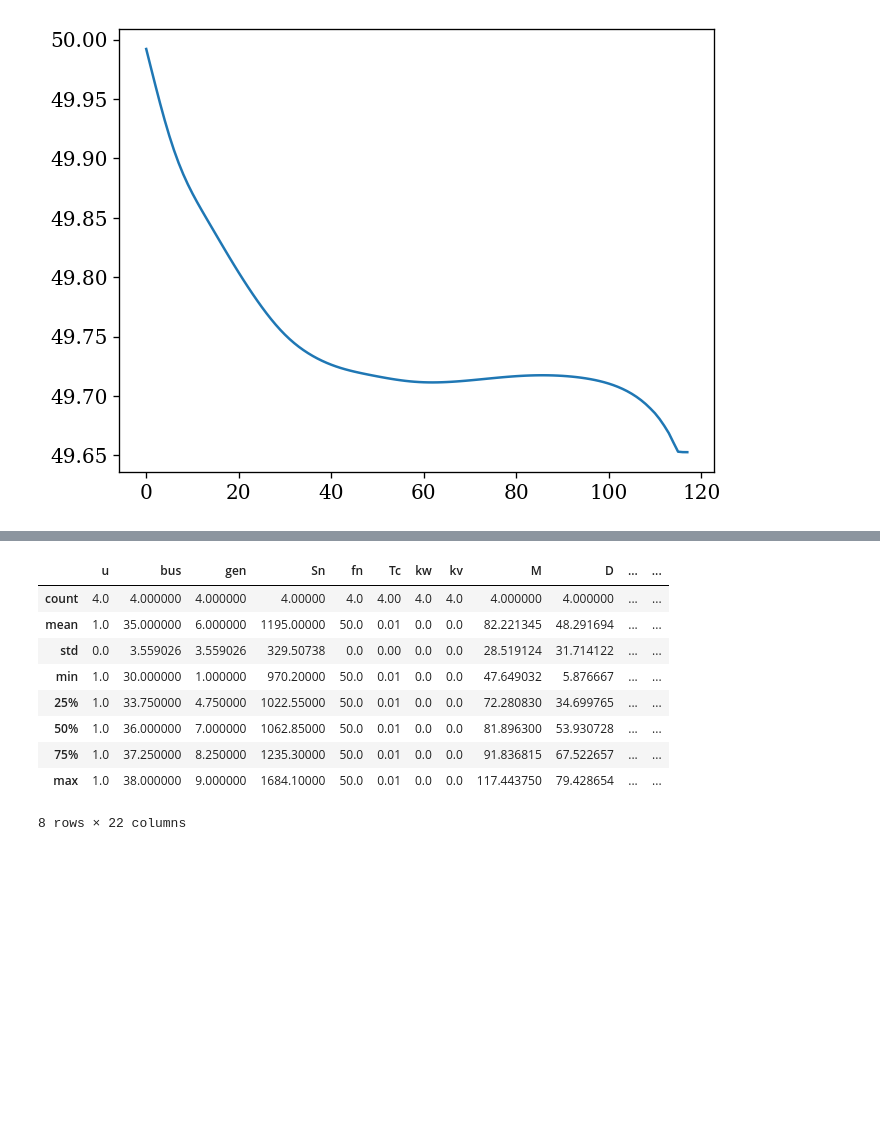
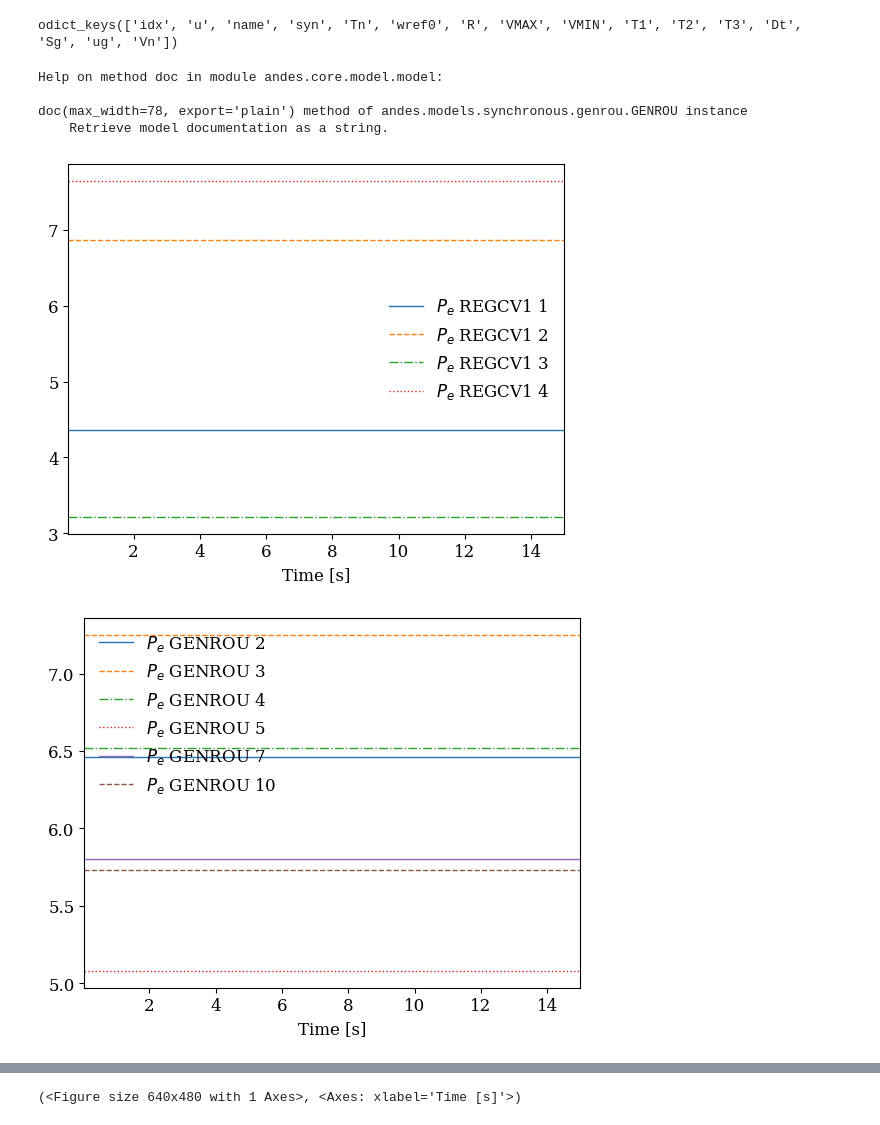
Before and after one commit to mehdi533/vis-ml, a Jupyter notebook: experiments/analyze_sim.ipynb, the cells around one changed output, grey strips where cells are left out. Saved outputs shown, nothing was run; the diff lists cells and outputs as text; code cells hidden in the pictures; blank space fills up the shorter version.

```diff
--- a/experiments/analyze_sim.ipynb
+++ b/experiments/analyze_sim.ipynb
@@ -115,33 +113,39 @@ def run_single_sim(cfg: Dict, rng: np.random.Generator, case_path: str, base_sca
 
     pq_p_before, pq_q_before = ss.PQ.p0.v, ss.PQ.q0.v
 
-    # TODO: test with changing the step by just doing Ppf bcs p0 q0 isn't changed here, does it matter? Test locally?
     # for dev in _as_list(cfg["load"].get("pq_names")):
     #     ss.add(model='Alter', param_dict=dict(t=cfg["tds"]["load_step_time"], model='PQ', dev=dev, src='Ppf', attr='v', method='*', amount=step_scale))
     #     ss.add(model='Alter', param_dict=dict(t=cfg["tds"]["load_step_time"], model='PQ', dev=dev, src='Qpf', attr='v', method='*', amount=step_scale))
-
+    # ss.add(model='Alter', param_dict=dict(t=1, model='REGCV1', dev="REGCV1_2", src='Pref', attr='v', method='+', amount=4.3))
+    # ss.add(model='Alter', param_dict=dict(t=1, model='TGOV1N', dev="TGOV1_2", src='pout', attr='v', method='=', amount=6.3))
+    # ss.add(model='Alter', param_dict=dict(t=1, model='TGOV1N', dev="TGOV1_2", src='paux', attr='v', method='=', amount=6.3))
+    # ss.add(model='Alter', param_dict=dict(t=10, model='PV', dev=5, src='p0', attr='v', method='=', amount=6.3))
+    # ss.add(model='Alter', param_dict=dict(t=10, model='TGOV1N', dev="TGOV1_2", src='pref', attr='v', method='+', amount=2))
+    # ss.add(model='Alter', param_dict=dict(t=10, model='TGOV1N', dev="TGOV1_2", src='pout', attr='v', method='+', amount=2))
+    # ss.add(model='Alter', param_dict=dict(t=10, model='TGOV1N', dev="TGOV1_2", src='tm0', attr='v', method='-', amount=0.5))
+    # ss.add(model='Alter', param_dict=dict(t=1, model='GENROU', dev="GENROU_2", src='Pe', attr='v', method='=', amount=6.3))
     ss.setup()
     ss.PFlow.run()
 
     ss.TDS.config.no_tqdm = bool(cfg["tds"].get("no_tqdm", True))
     ss.TDS.config.criteria = int(cfg["tds"].get("criteria", 0))
-    ss.TDS.config.tol = float(cfg["tds"].get("tol", 1e-3))
+    ss.TDS.config.tol = float(cfg["tds"].get("tol", 1e-6))
     ss.TDS.config.tf = float(cfg["tds"]["t_end"])
     ss.TDS.config.tstep = float(cfg["tds"]["t_step"])
     ss.TDS.config.fixt = int(cfg["tds"].get("fixt", 0))
     ss.TDS.config.method = str(cfg["tds"].get("method", "backeuler"))
-    ss.TDS.config.honest = int(cfg["tds"].get("honest", 1))
+    ss.TDS.config.honest = int(cfg["tds"].get("honest", 0))
     ss.TDS.config.max_iter = int(cfg["tds"].get("max_iter", 35))
     ss.TDS.config.shrinkt = int(cfg["tds"].get("shrinkt", 1))
 
     ss.TDS.init()
 
-    for uid in range(ss.PQ.n):
-    # # for dev in _as_list(cfg["load"].get("pq_names")):
-        p = ss.PQ.p0.v[uid] * step_scale
-        q = ss.PQ.q0.v[uid] * step_scale
-        ss.PQ.p0.v[uid], ss.PQ.Ppf.v[uid] = p, p
-        ss.PQ.q0.v[uid], ss.PQ.Qpf.v[uid] = q, q
+    # for uid in range(ss.PQ.n):
+    # # # for dev in _as_list(cfg["load"].get("pq_names")):
+    #     p = ss.PQ.p0.v[uid] * step_scale
+    #     q = ss.PQ.q0.v[uid] * step_scale
+    #     ss.PQ.p0.v[uid], ss.PQ.Ppf.v[uid] = p, p
+    #     ss.PQ.q0.v[uid], ss.PQ.Qpf.v[uid] = q, q
     #     # ss.add(model='Alter', param_dict=dict(t=cfg["tds"]["load_step_time"], model='PQ', dev=dev, src='Ppf', attr='v', method='*', amount=step_scale))
     #     # ss.add(model='Alter', param_dict=dict(t=cfg["tds"]["load_step_time"], model='PQ', dev=dev, src='Qpf', attr='v', method='*', amount=step_scale))
 
@@ -152,7 +156,7 @@ def run_single_sim(cfg: Dict, rng: np.random.Generator, case_path: str, base_sca
 
     return ss
 # %%
-ss = run_single_sim(load_config("generation.yaml"), np.random.default_rng(int(42)), "/home/abdallah/vis-ml/data_generation/andes_cases/ieee39_full_ibrs.xlsx", base_scale=1, step_scale=1.1)
+ss = run_single_sim(load_config("experiments/generation.yaml"), np.random.default_rng(int(42)), "data_generation/andes_cases/ieee39_full_ibrs.xlsx", base_scale=1, step_scale=.8)
 # %% [output]
 GENROU (xl <= xd2) out of typical upper limit.
 
@@ -171,14 +171,29 @@ Simulation terminated at t=3.8568 s.
+# %%
+ss.TGOV1N.params.keys()
+# %% [output]
+odict_keys(['idx', 'u', 'name', 'syn', 'Tn', 'wref0', 'R', 'VMAX', 'VMIN', 'T1', 'T2', 'T3', 'Dt', 'Sg', 'ug', 'Vn'])
+# %%
+help(ss.GENROU.doc)
+# %% [output]
+Help on method doc in module andes.core.model.model:
+
+doc(max_width=78, export='plain') method of andes.models.synchronous.genrou.GENROU instance
+    Retrieve model documentation as a string.
 # %%
 %matplotlib inline
 import matplotlib.pyplot as plt
 plt.rcParams["figure.dpi"] = 120
 
 plotter = ss.TDS.plotter
-time = np.asarray(plotter.get_values(0), dtype=float).reshape(-1)
-f_coi = np.asarray(plotter.get_values(plotter.find("omega COI", idx_only=True)), dtype=float).reshape(-1) * 50
-r_coi = np.gradient(f_coi, float(ss.TDS.config.tstep), axis=0)
-# f_coi.shape
-plt.plot(f_coi)
-plt.show()
+plotter.plot(plotter.find("Pe REGCV1", idx_only=True))
+plotter.plot(plotter.find("Pe GENROU", idx_only=True))
+plotter.plot(plotter.find("f BusROCOF", idx_only=True), ycalc=lambda x: x * 50)
+# time = np.asarray(plotter.get_values(0), dtype=float).reshape(-1)
+# f_coi = np.asarray(plotter.get_values(plotter.find("Pe REGCV1", idx_only=True)), dtype=float).reshape(-1) * 50
+# r_coi = np.gradient(f_coi, float(ss.TDS.config.tstep), axis=0)
+# # f_coi.shape
+# plt.plot(f_coi)
+# plt.show()
 # %% [output]
-[figure, old version]
+[figure, new version]
+[figure, added]
@@ -185,13 +201 @@ plt.show()
+(<Figure size 640x480 with 1 Axes>, <Axes: xlabel='Time [s]'>)
-# %%
-ss.REGCV1.as_df().describe()
-# %% [output]
-|  | u | bus | gen | Sn | fn | Tc | kw | kv | M | D | ... | ... |
-| count | 4.0 | 4.000000 | 4.000000 | 4.00000 | 4.0 | 4.00 | 4.0 | 4.0 | 4.000000 | 4.000000 | ... | ... |
-| mean | 1.0 | 35.000000 | 6.000000 | 1195.00000 | 50.0 | 0.01 | 0.0 | 0.0 | 82.221345 | 48.291694 | ... | ... |
-| std | 0.0 | 3.559026 | 3.559026 | 329.50738 | 0.0 | 0.00 | 0.0 | 0.0 | 28.519124 | 31.714122 | ... | ... |
-| min | 1.0 | 30.000000 | 1.000000 | 970.20000 | 50.0 | 0.01 | 0.0 | 0.0 | 47.649032 | 5.876667 | ... | ... |
-| 25% | 1.0 | 33.750000 | 4.750000 | 1022.55000 | 50.0 | 0.01 | 0.0 | 0.0 | 72.280830 | 34.699765 | ... | ... |
-| 50% | 1.0 | 36.000000 | 7.000000 | 1062.85000 | 50.0 | 0.01 | 0.0 | 0.0 | 81.896300 | 53.930728 | ... | ... |
-| 75% | 1.0 | 37.250000 | 8.250000 | 1235.30000 | 50.0 | 0.01 | 0.0 | 0.0 | 91.836815 | 67.522657 | ... | ... |
-| max | 1.0 | 38.000000 | 9.000000 | 1684.10000 | 50.0 | 0.01 | 0.0 | 0.0 | 117.443750 | 79.428654 | ... | ... |
-8 rows × 22 columns
```
Also changed, not shown: parts of 9 cells of this notebook, 14 other files.
